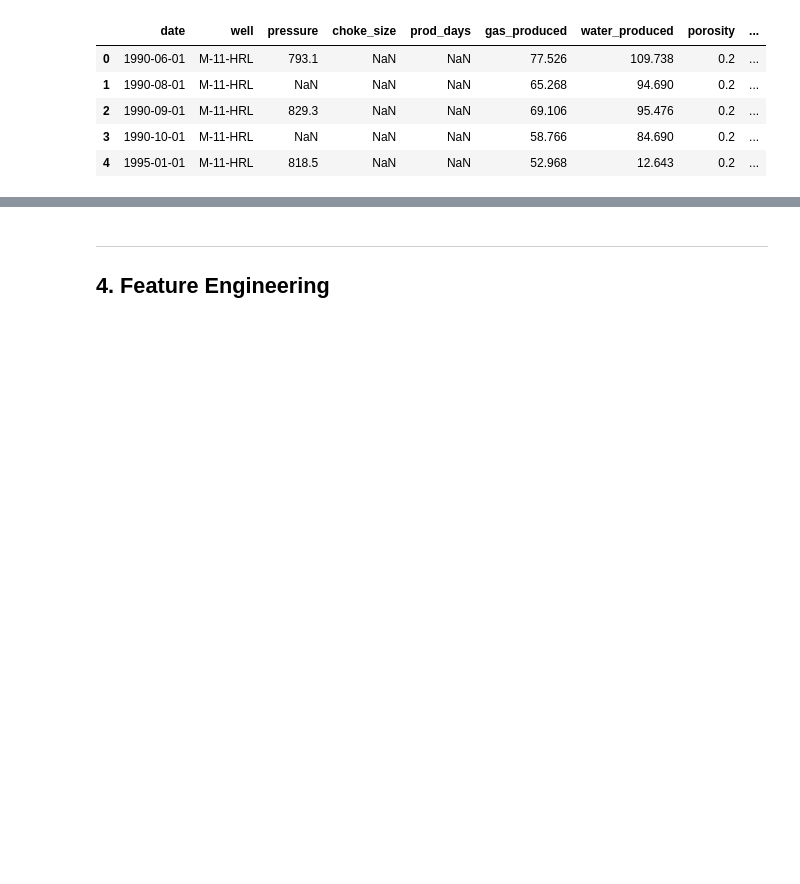
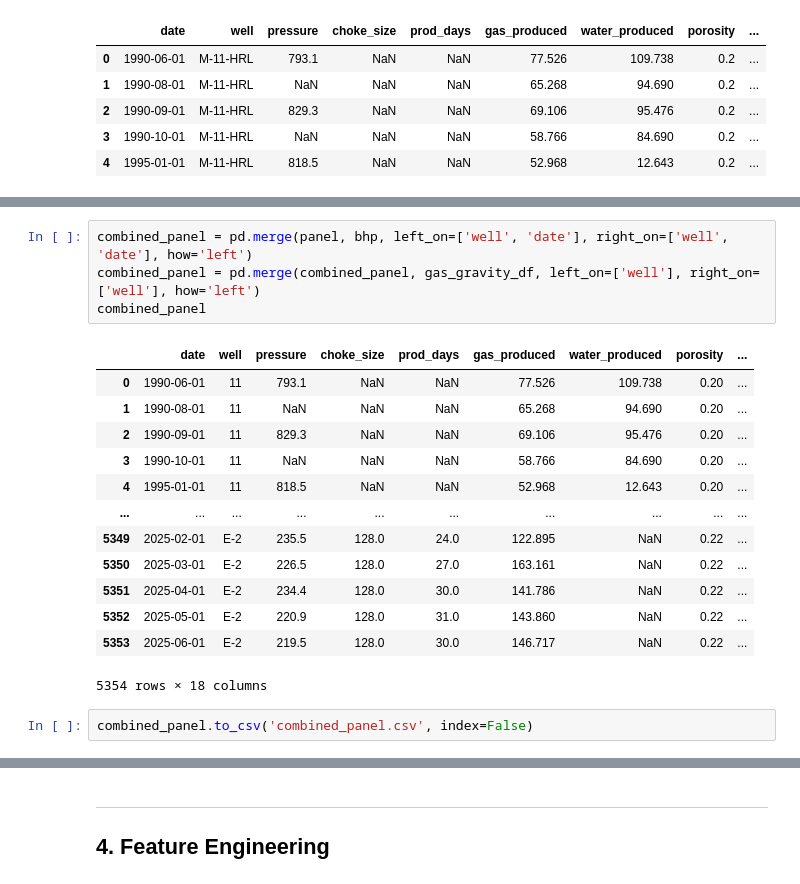
Before and after one commit to skatpar/water-breakthrough-prediction, a Jupyter notebook: MARI_Water_Breakthrough_Prediction.ipynb, the cells around one changed output, grey strips where cells are left out. Drawn from its saved outputs; the diff is of its cells as text; blank space fills up the shorter version.

```diff
--- a/MARI_Water_Breakthrough_Prediction.ipynb
+++ b/MARI_Water_Breakthrough_Prediction.ipynb
@@ -530,0 +474,20 @@ print(initial_bhp.to_string())
+# %%
+combined_panel = pd.merge(panel, bhp, left_on=['well', 'date'], right_on=['well', 'date'], how='left')
+combined_panel = pd.merge(combined_panel, gas_gravity_df, left_on=['well'], right_on=['well'], how='left')
+combined_panel
+# %% [output]
+|  | date | well | pressure | choke_size | prod_days | gas_produced | water_produced | porosity | ... |
+| 0 | 1990-06-01 | 11 | 793.1 | NaN | NaN | 77.526 | 109.738 | 0.20 | ... |
+| 1 | 1990-08-01 | 11 | NaN | NaN | NaN | 65.268 | 94.690 | 0.20 | ... |
+| 2 | 1990-09-01 | 11 | 829.3 | NaN | NaN | 69.106 | 95.476 | 0.20 | ... |
+| 3 | 1990-10-01 | 11 | NaN | NaN | NaN | 58.766 | 84.690 | 0.20 | ... |
+| 4 | 1995-01-01 | 11 | 818.5 | NaN | NaN | 52.968 | 12.643 | 0.20 | ... |
+| ... | ... | ... | ... | ... | ... | ... | ... | ... | ... |
+| 5349 | 2025-02-01 | E-2 | 235.5 | 128.0 | 24.0 | 122.895 | NaN | 0.22 | ... |
+| 5350 | 2025-03-01 | E-2 | 226.5 | 128.0 | 27.0 | 163.161 | NaN | 0.22 | ... |
+| 5351 | 2025-04-01 | E-2 | 234.4 | 128.0 | 30.0 | 141.786 | NaN | 0.22 | ... |
+| 5352 | 2025-05-01 | E-2 | 220.9 | 128.0 | 31.0 | 143.860 | NaN | 0.22 | ... |
+| 5353 | 2025-06-01 | E-2 | 219.5 | 128.0 | 30.0 | 146.717 | NaN | 0.22 | ... |
+5354 rows × 18 columns
+# %%
+combined_panel.to_csv('combined_panel.csv', index=False)
```
Also changed, not shown: parts of 10 cells of this notebook, 4 other files.
